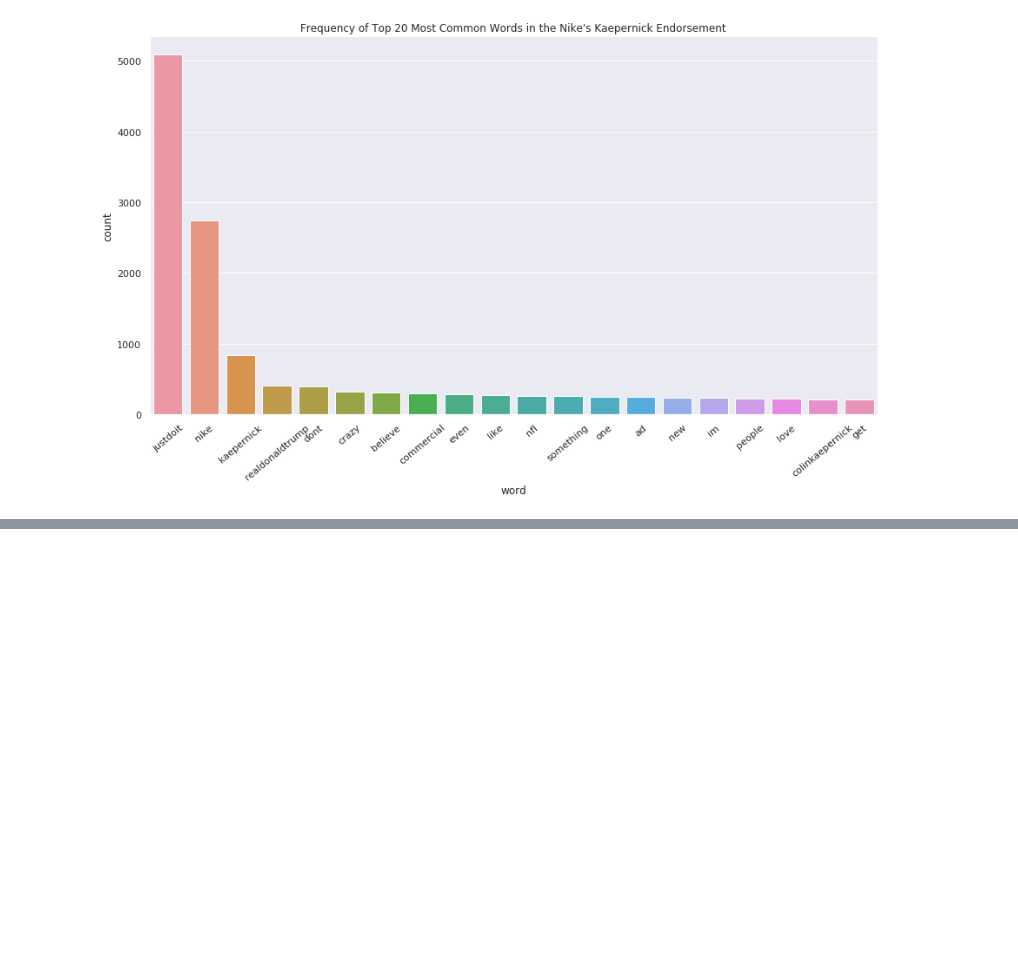
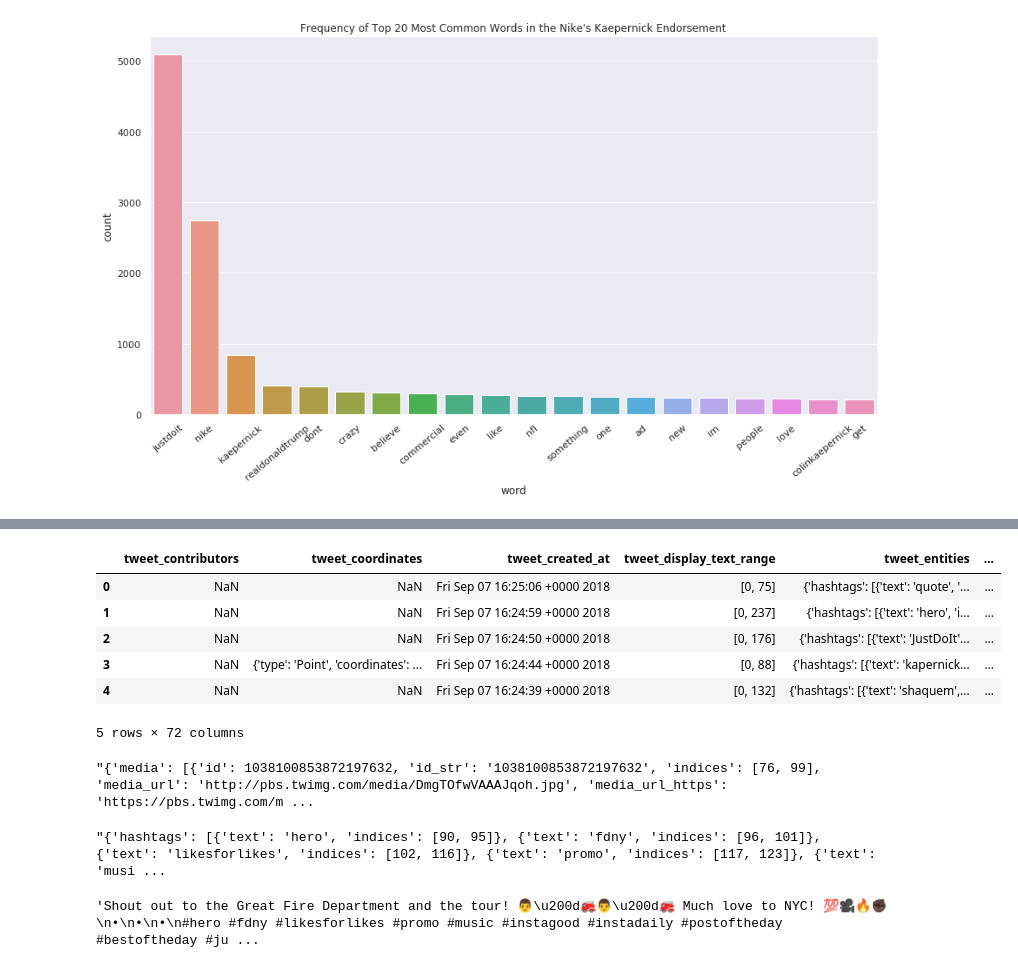
Before and after one commit to naivelogic/NFL-smarter-football, a Jupyter notebook: (dev) Tweeter Analysis on Nike's Kaepernick Endorsement.ipynb, the cells around one changed output, grey strips where cells are left out. Saved outputs shown, nothing was run; the diff lists cells and outputs as text; code cells hidden in the pictures; blank space fills up the shorter version.

```diff
--- a/(dev) Tweeter Analysis on Nike's Kaepernick Endorsement.ipynb
+++ b/(dev) Tweeter Analysis on Nike's Kaepernick Endorsement.ipynb
@@ -198,0 +210,14 @@ plt.show()
+# %%
+data.head()
+# %% [output]
+|  | tweet_contributors | tweet_coordinates | tweet_created_at | tweet_display_text_range | tweet_entities | ... |
+| 0 | NaN | NaN | Fri Sep 07 16:25:06 +0000 2018 | [0, 75] | {'hashtags': [{'text': 'quote', '... | ... |
+| 1 | NaN | NaN | Fri Sep 07 16:24:59 +0000 2018 | [0, 237] | {'hashtags': [{'text': 'hero', 'i... | ... |
+| 2 | NaN | NaN | Fri Sep 07 16:24:50 +0000 2018 | [0, 176] | {'hashtags': [{'text': 'JustDoIt'... | ... |
+| 3 | NaN | {'type': 'Point', 'coordinates': ... | Fri Sep 07 16:24:44 +0000 2018 | [0, 88] | {'hashtags': [{'text': 'kapernick... | ... |
+| 4 | NaN | NaN | Fri Sep 07 16:24:39 +0000 2018 | [0, 132] | {'hashtags': [{'text': 'shaquem',... | ... |
+5 rows × 72 columns
+# %%
+data.tweet_extended_entities[0]
+# %% [output]
+"{'media': [{'id': 1038100853872197632, 'id_str': '1038100853872197632', 'indices': [76, 99], 'media_url': 'http://pbs.twimg.com/media/DmgTOfwVAAAJqoh.jpg', 'media_url_https': 'https://pbs.twimg.com/m ...
@@ -198,0 +228,8 @@ plt.show()
+# %%
+data.tweet_entities[1]
+# %% [output]
+"{'hashtags': [{'text': 'hero', 'indices': [90, 95]}, {'text': 'fdny', 'indices': [96, 101]}, {'text': 'likesforlikes', 'indices': [102, 116]}, {'text': 'promo', 'indices': [117, 123]}, {'text': 'musi ...
+# %%
+data.tweet_full_text[1]
+# %% [output]
+'Shout out to the Great Fire Department and the tour! 👨\u200d🚒👨\u200d🚒 Much love to NYC! 💯🎥🔥✊🏿\n•\n•\n•\n#hero #fdny #likesforlikes #promo #music #instagood #instadaily #postoftheday #bestoftheday #ju ...
```
Also changed, not shown: parts of 15 cells of this notebook.
